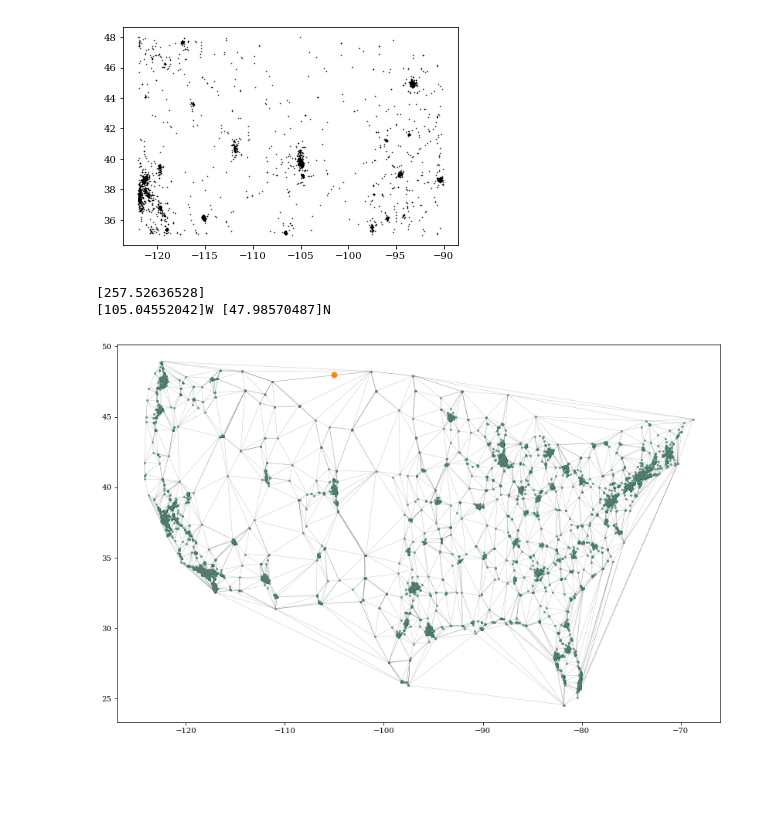
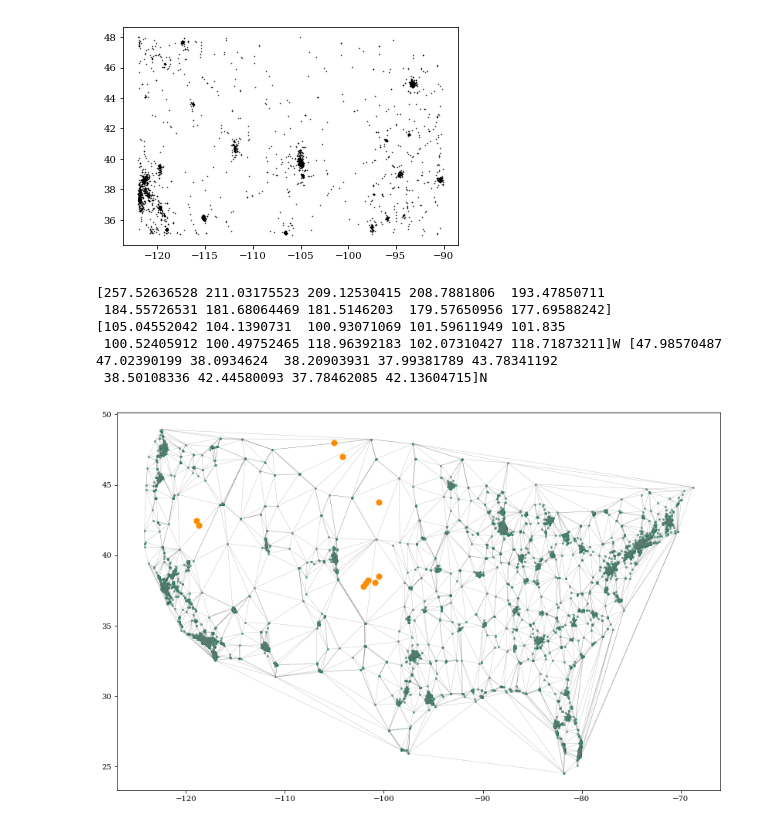
Before and after one commit to jradavenport/us_sbux2018, a Jupyter notebook: makeplots.ipynb, the cells around one changed output. Cells and saved outputs as stored; diff of their text form; code cells hidden in the pictures; blank space fills up the shorter version.

Commit message:
update plots and locations

```diff
--- a/makeplots.ipynb
+++ b/makeplots.ipynb
@@ -110,31 +110,34 @@ for k in range(vclose.size):
                                  (vor.vertices[:,1][vclose][k] - vor.points[:,1])**2))
 ss = np.argsort(vdist)[::-1]
 # %%
-i = [0]
+i = [range(10)]
 
 print(vdist[ss[i]] * 69)
 
 fig,ax = plt.subplots(figsize=(14, 9))
 plt.scatter(df['Longitude'][usa48co], df['Latitude'][usa48co],
             s=15, alpha=0.5, marker='.', c='#00704a')
 plt.triplot(df['Longitude'][usa48co], df['Latitude'][usa48co], tri.simplices.copy(),
             c='grey', alpha=0.7, lw=0.3)
 # f2=voronoi_plot_2d(vor, ax=ax, show_vertices=False, show_points=False,
 #                    line_colors='grey', line_width=0.8, line_alpha=0.8)
 
 # plt.plot(vor.vertices[:,0], vor.vertices[:,1],
 #         '.', c='k', markersize=1, alpha=0.2)
 
 plt.scatter(vor.vertices[:,0][vclose][ss[i]], vor.vertices[:,1][vclose][ss[i]],
             color='DarkOrange', s=50)
 
 print(str(-vor.vertices[:,0][vclose][ss[i]])+'W ' + str(vor.vertices[:,1][vclose][ss[i]])+'N')
 
 plt.savefig('usa_sbux_CO_lowest.png', dpi=300, bbox_inches='tight', pad_inches=0.25)
 # %% [output]
-[257.52636528]
-[105.04552042]W [47.98570487]N
+[257.52636528 211.03175523 209.12530415 208.7881806  193.47850711
+ 184.55726531 181.68064469 181.5146203  179.57650956 177.69588242]
+[105.04552042 104.1390731  100.93071069 101.59611949 101.835
+ 100.52405912 100.49752465 118.96392183 102.07310427 118.71873211]W [47.98570487 47.02390199 38.0934624  38.20903931 37.99381789 43.78341192
+ 38.50108336 42.44580093 37.78462085 42.13604715]N
-[figure, old version]
+[figure, new version]
 # %%
 points2 = np.vstack((df['Longitude'][usa48], df['Latitude'][usa48])).T
 
```
Also changed, not shown: parts of 1 cell of this notebook, 2 other files.
